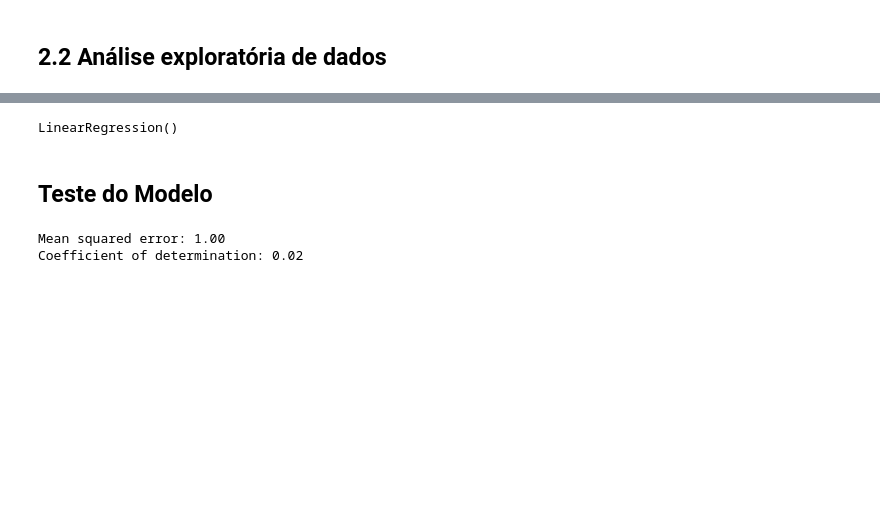
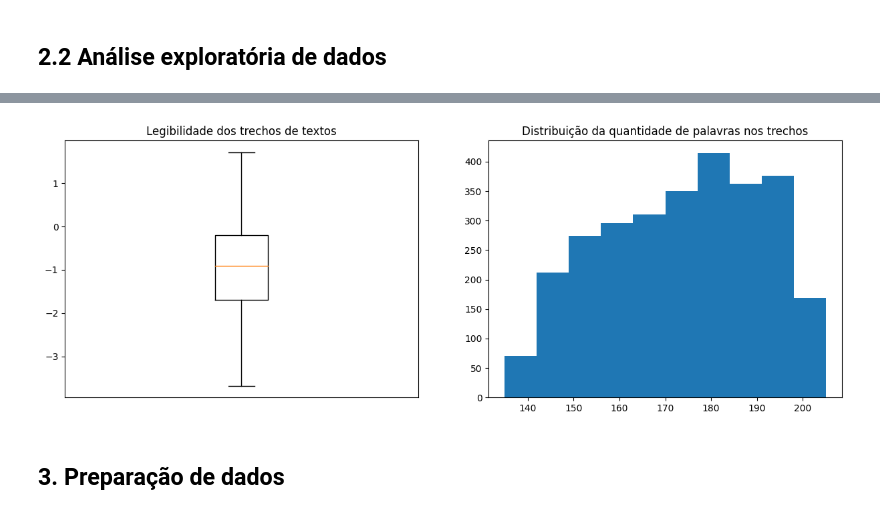
Before and after one commit to gomesluiz/commonlit-readability-predicting, a Jupyter notebook: make_model.ipynb, the cells around one changed output, grey strips where cells are left out. Cells and saved outputs as stored; diff of their text form; code cells hidden in the pictures; blank space fills up the shorter version.

```diff
--- a/make_model.ipynb
+++ b/make_model.ipynb
@@ -89,7 +89,8 @@ Nesse notebook, vamos desenvolver, um modelo supervisionado de regressão, a par
 # %% [markdown]
 ### 2.1 Coleta de dados
 # %%
-trechos = pd.read_csv("data/train.csv", usecols=["excerpt", "target"])
+import pandas as pd
+trechos = pd.read_csv("https://raw.githubusercontent.com/gomesluiz/commonlit-readability-predicting/main/datasets/train.csv", usecols=["excerpt", "target"])
 trechos.columns = ["trecho", "legibilidade"]
 trechos.head()
 # %% [output]
@@ -157,4 +104,0 @@ def preprocessa_texto(texto):
-# %%
-texto = full_train_set.iloc[0]['excerpt']
-print(f"Texto original:\n{texto}")
-print(f"Texto pré-processado:\n{preprocessa_texto(texto)}")
@@ -220,9 +104,0 @@ X_valid_vetorizado.head()
-# %%
-from sklearn import linear_model
-from sklearn.metrics import mean_squared_error, r2_score
-reg = linear_model.LinearRegression()
-reg.fit(X_train_vetorizado, y_train)
-# %% [output]
-LinearRegression()
-# %% [markdown]
-## Teste do Modelo
@@ -231,8 +104,0 @@ y_pred = reg.predict(X_valid_vetorizado)
-# %%
-# The mean squared error
-print("Mean squared error: %.2f" % mean_squared_error(y_valid, y_pred))
-# The coefficient of determination: 1 is perfect prediction
-print("Coefficient of determination: %.2f" % r2_score(y_valid, y_pred))
-# %% [output]
-Mean squared error: 1.00
-Coefficient of determination: 0.02
@@ -238,0 +109,18 @@ Coefficient of determination: 0.02
+# %%
+import matplotlib.pyplot as plt
+
+fig = plt.figure(figsize =(15, 5))
+plt.subplot(1, 2, 1)
+_ = plt.boxplot(trechos["legibilidade"])
+_ = plt.title("Legibilidade dos trechos de textos")
+_ = plt.xticks([], [])
+
+plt.subplot(1, 2, 2)
+_ = plt.hist(trechos["trecho"].apply(conta_palavra))
+_ = plt.title("Distribuição da quantidade de palavras nos trechos")
+
+plt.show()
+# %% [output]
+[figure, added]
+# %% [markdown]
+## 3. Preparação de dados
```
Also changed, not shown: parts of 36 cells of this notebook.
